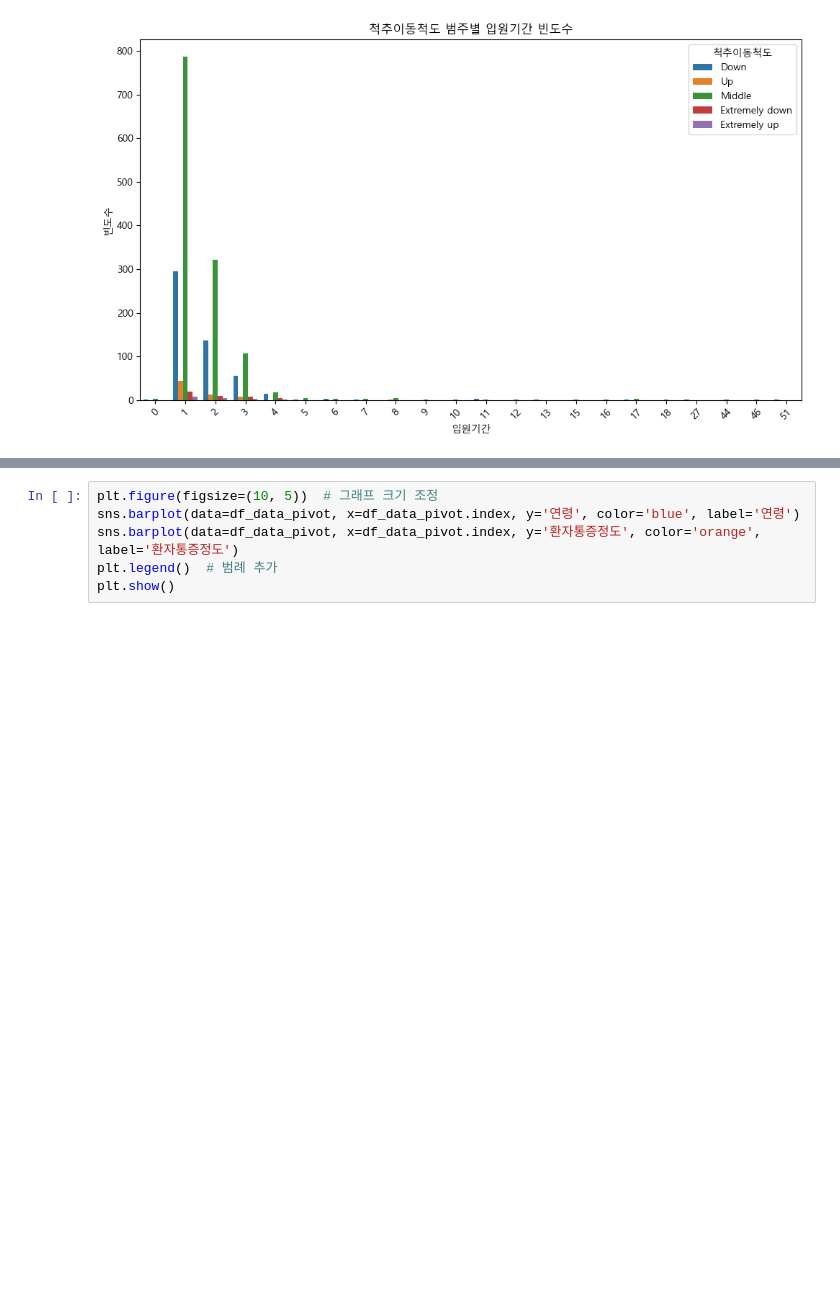
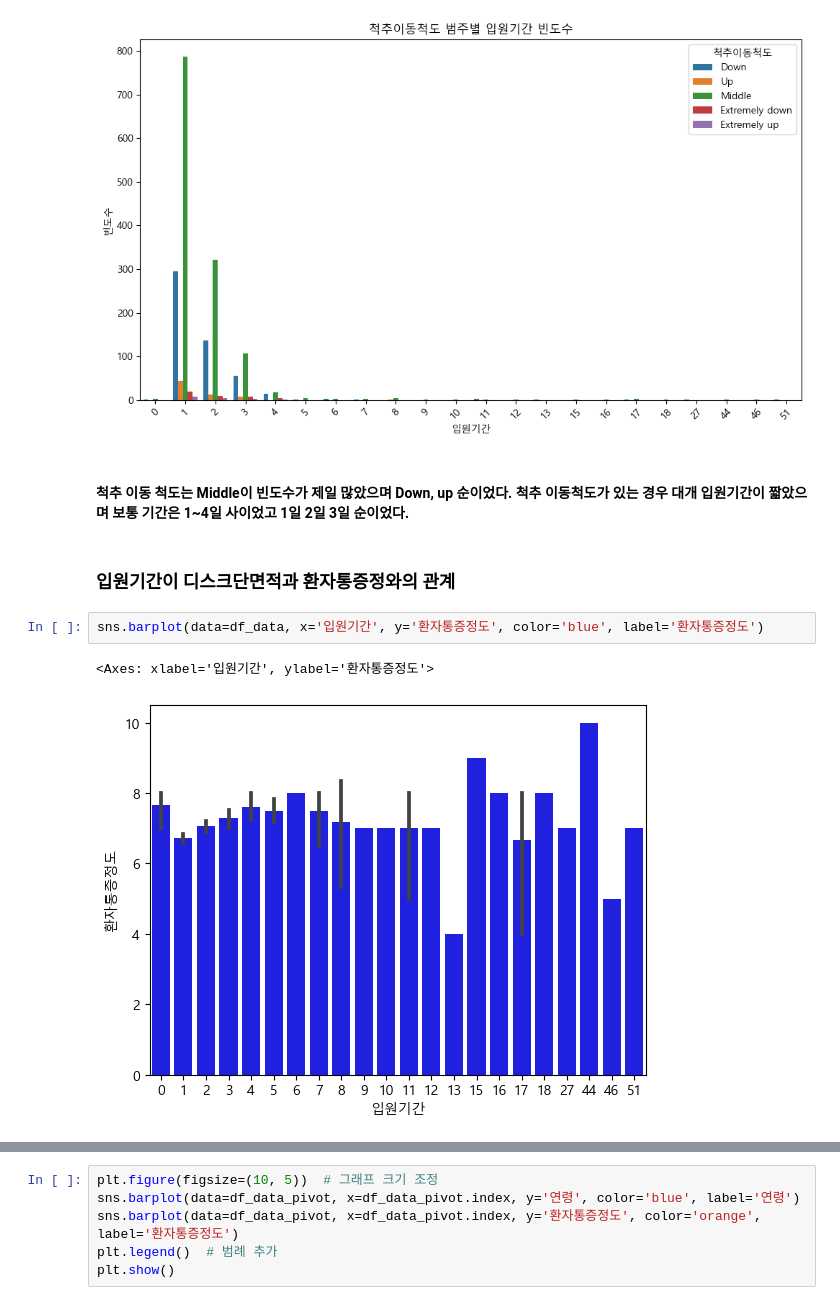
Before and after one commit to AKAVespaET3/study_data_analytics, a Jupyter notebook: codes/pandas/Untitled.ipynb, the cells around one changed output, grey strips where cells are left out. Drawn from its saved outputs; the diff is of its cells as text; blank space fills up the shorter version.

```diff
--- a/codes/pandas/Untitled.ipynb
+++ b/codes/pandas/Untitled.ipynb
@@ -139,3 +149,12 @@ plt.tight_layout()
 plt.show()
 # %% [output]
 [figure]
+# %% [markdown]
+#### 척추 이동 척도는 Middle이 빈도수가 제일 많았으며 Down, up 순이었다. 척추 이동척도가 있는 경우 대개 입원기간이 짧았으며 보통 기간은 1~4일 사이었고 1일 2일 3일 순이었다.
+# %% [markdown]
+### 입원기간이 디스크단면적과 환자통증정와의 관계
+# %%
+sns.barplot(data=df_data, x='입원기간', y='환자통증정도', color='blue', label='환자통증정도')
+# %% [output]
+<Axes: xlabel='입원기간', ylabel='환자통증정도'>
+[figure, added]
```
Also changed, not shown: parts of 8 cells of this notebook, 3 other files.
